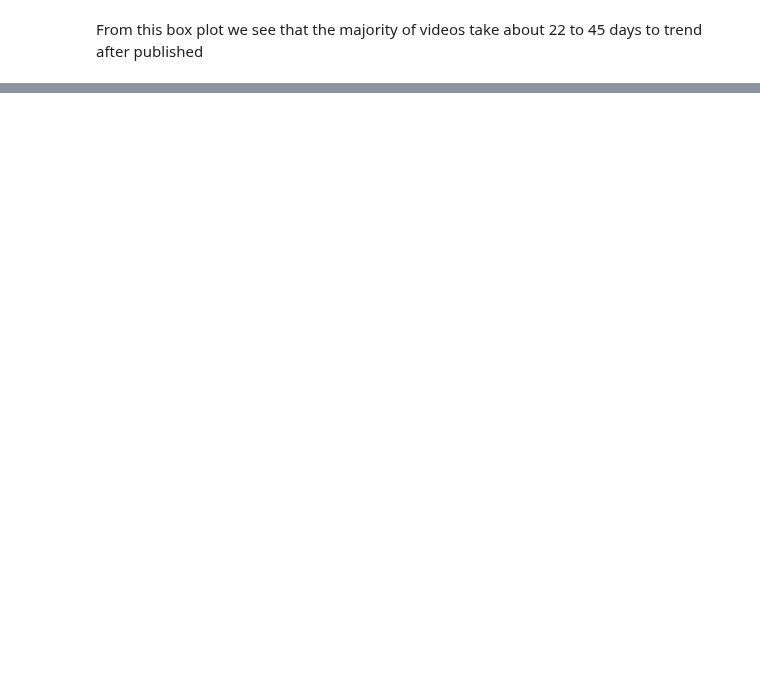
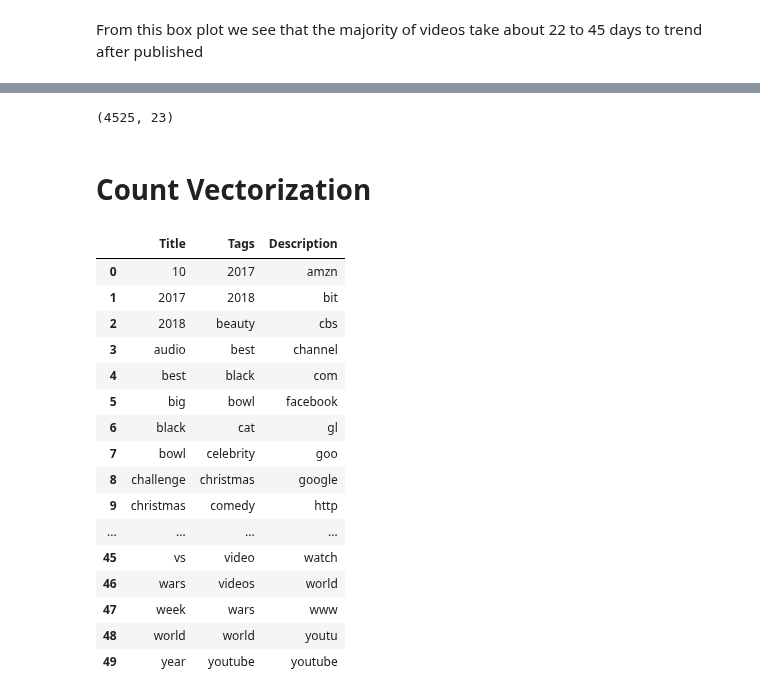
Before and after one commit to COGS118A/Group035-Sp22, a Jupyter notebook: FinalProject_DataExploration.ipynb, the cells around one changed output, grey strips where cells are left out. Cells and saved outputs as stored; diff of their text form; code cells hidden in the pictures; blank space fills up the shorter version.

Commit message:
Update based on Google Doc

```diff
--- a/FinalProject_DataExploration.ipynb
+++ b/FinalProject_DataExploration.ipynb
@@ -107,0 +168,8 @@ R2 score:  0.20760065567401664
+# %%
+#filling in descriptions that were blank
+df.description= df.description.fillna('No description provided')
+df.tags= df.tags.fillna('')
+df = df.dropna() #no information provided for subscribers to we eliminate those rows
+df.shape
+# %% [output]
+(4525, 23)
@@ -107,0 +187,52 @@ R2 score:  0.20760065567401664
+# %%
+limt_cv_title=CountVectorizer(stop_words='english',max_features=50,min_df=2)
+limt_cv_title.fit(df['title'])
+cv_transformed_title = limt_cv_title.fit_transform(df['title'])
+cv_array_title = cv_transformed_title.toarray()
+cv_df_title=pd.DataFrame(cv_array_title,columns=limt_cv_title.get_feature_names()).add_prefix("")
+#limt_cv_title.get_feature_names()
+#for col_name in cv_df_title.columns:
+    #print(col_name)
+# %%
+limt_cv_tags=CountVectorizer(stop_words='english',max_features=50,min_df=2)
+limt_cv_tags.fit(df['tags'])
+cv_transformed_tags = limt_cv_tags.fit_transform(df['tags'])
+cv_array_tags = cv_transformed_tags.toarray()
+cv_df_tags=pd.DataFrame(cv_array_tags,columns=limt_cv_tags.get_feature_names()).add_prefix("")
+#limt_cv_tags.get_feature_names()
+#for col_name in cv_df_tags.columns:
+    #print(col_name)
+# %%
+limt_cv_des=CountVectorizer(stop_words='english',max_features=50,min_df=1)
+limt_cv_des.fit(df['description'])
+cv_transformed_des = limt_cv_des.fit_transform(df['description'])
+cv_array_des = cv_transformed_des.toarray()
+cv_df_des=pd.DataFrame(cv_array_des,columns=limt_cv_des.get_feature_names()).add_prefix("")
+#limt_cv_des.get_feature_names()
+#for col_name in cv_df_des.columns:
+    #print(col_name)
+# %% [markdown]
+# Count Vectorization
+# %%
+count_comparison = pd.DataFrame(cv_df_title.columns, columns=['Title'])
+count_comparison["Tags"]= cv_df_tags.columns
+count_comparison["Description"]= cv_df_des.columns
+count_comparison
+# %% [output]
+|  | Title | Tags | Description |
+| 0 | 10 | 2017 | amzn |
+| 1 | 2017 | 2018 | bit |
+| 2 | 2018 | beauty | cbs |
+| 3 | audio | best | channel |
+| 4 | best | black | com |
+| 5 | big | bowl | facebook |
+| 6 | black | cat | gl |
+| 7 | bowl | celebrity | goo |
+| 8 | challenge | christmas | google |
+| 9 | christmas | comedy | http |
+| ... | ... | ... | ... |
+| 45 | vs | video | watch |
+| 46 | wars | videos | world |
+| 47 | week | wars | www |
+| 48 | world | world | youtu |
+| 49 | year | youtube | youtube |
```
Also changed, not shown: parts of 20 cells of this notebook, 2 other files.
